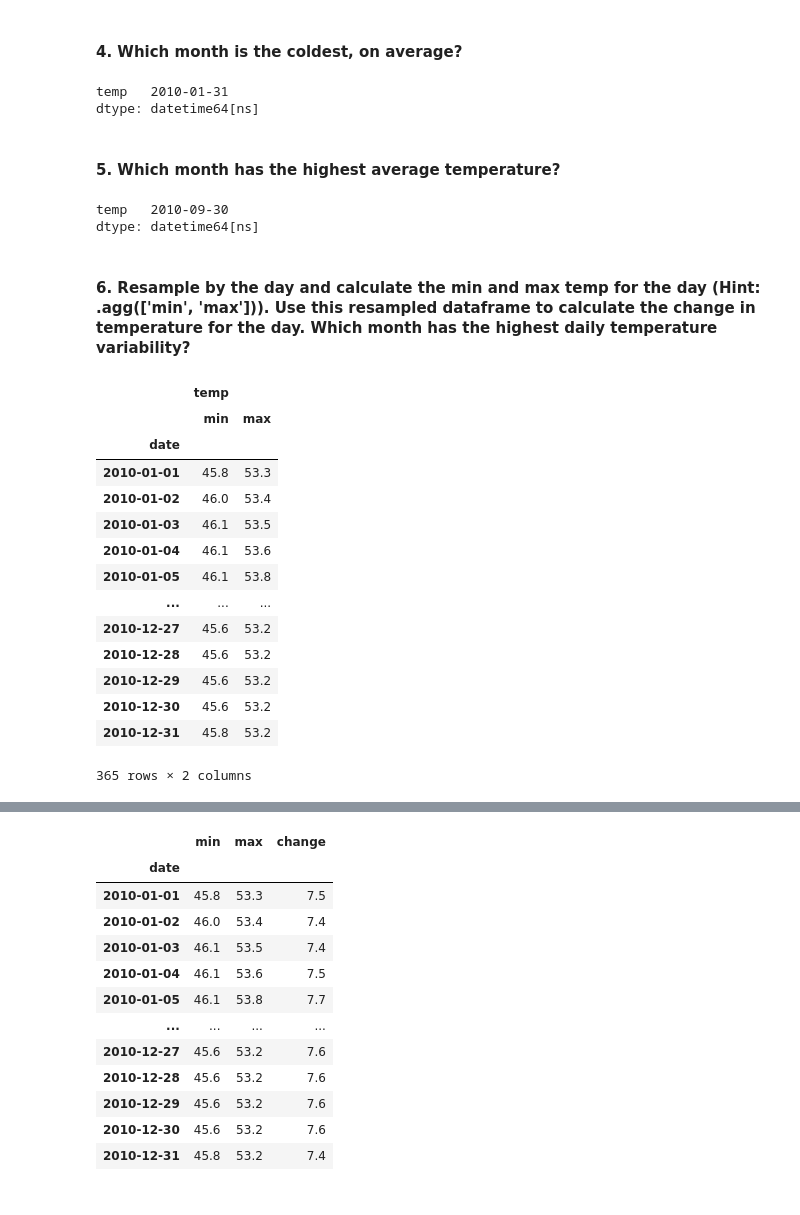
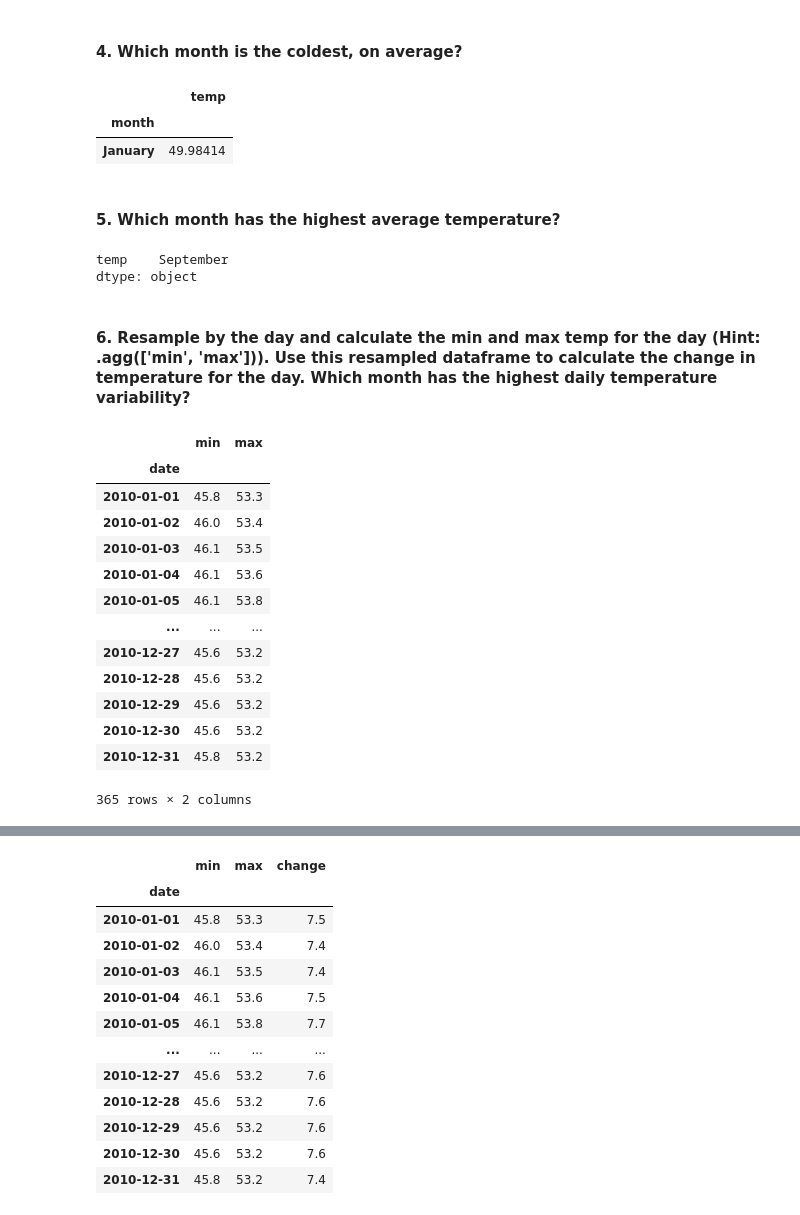
Before and after one commit to morgancross2/time-series-exercises, a Jupyter notebook: datetime_exercises.ipynb, the cells around one changed output, grey strips where cells are left out. Cells and saved outputs as stored; diff of their text form; code cells hidden in the pictures.

```diff
--- a/datetime_exercises.ipynb
+++ b/datetime_exercises.ipynb
@@ -48,7 +48,4 @@ plt.show()
 # %% [markdown]
 #### 4. Which month is the coldest, on average?
 # %%
-df.resample('M').mean().idxmin()
+# df.resample('M').mean().idxmin()
-# %% [output]
-temp   2010-01-31
-dtype: datetime64[ns]
@@ -55,17 +54,24 @@ dtype: datetime64[ns]
+# %%
+df.groupby('month').mean().sort_values('temp').head(1)
+# %% [output]
+|  | temp |
+| month |  |
+| January | 49.98414 |
 # %% [markdown]
 #### 5. Which month has the highest average temperature?
 # %%
-df.resample('M').mean().idxmax()
+# df.resample('M').mean().idxmax()
-# %% [output]
-temp   2010-09-30
-dtype: datetime64[ns]
+# %%
+df.groupby('month').mean().idxmax()
+# %% [output]
+temp    September
+dtype: object
 # %% [markdown]
 #### 6. Resample by the day and calculate the min and max temp for the day (Hint: .agg(['min', 'max'])). Use this resampled dataframe to calculate the change in temperature for the day. Which month has the highest daily temperature variability?
 # %%
-days = df.resample('D').agg(['min', 'max'])
+days = df.resample('D').agg(['min', 'max']).temp
 days
 # %% [output]
-|  | temp |  |
 |  | min | max |
 | date |  |  |
 | 2010-01-01 | 45.8 | 53.3 |
```
Also changed, not shown: parts of 17 cells of this notebook.
